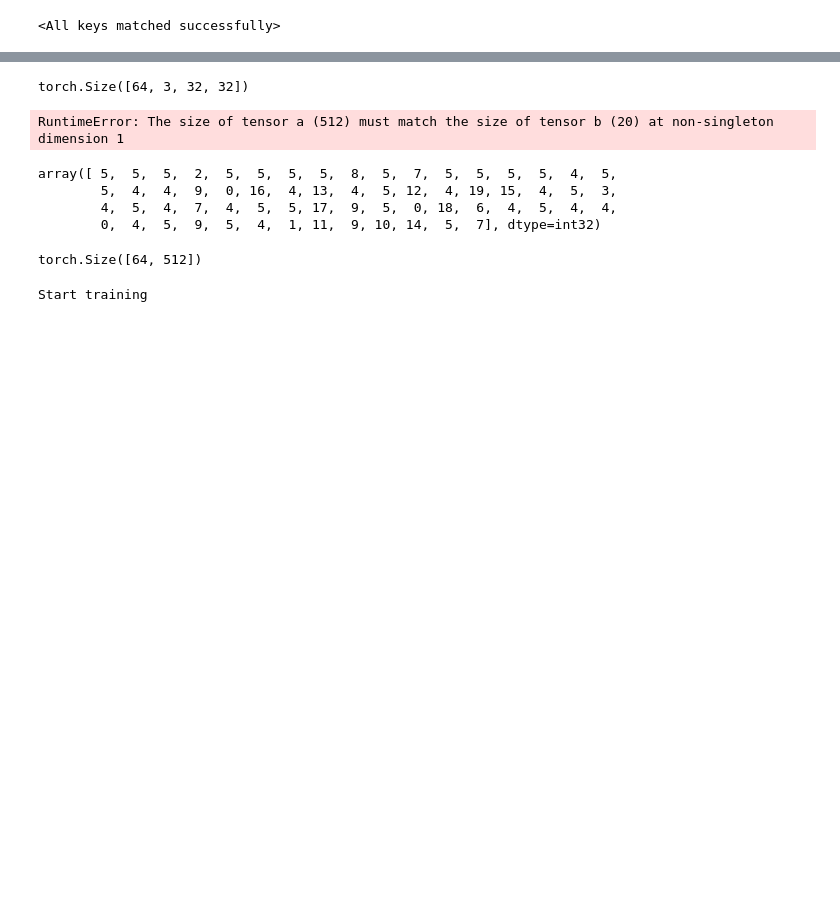
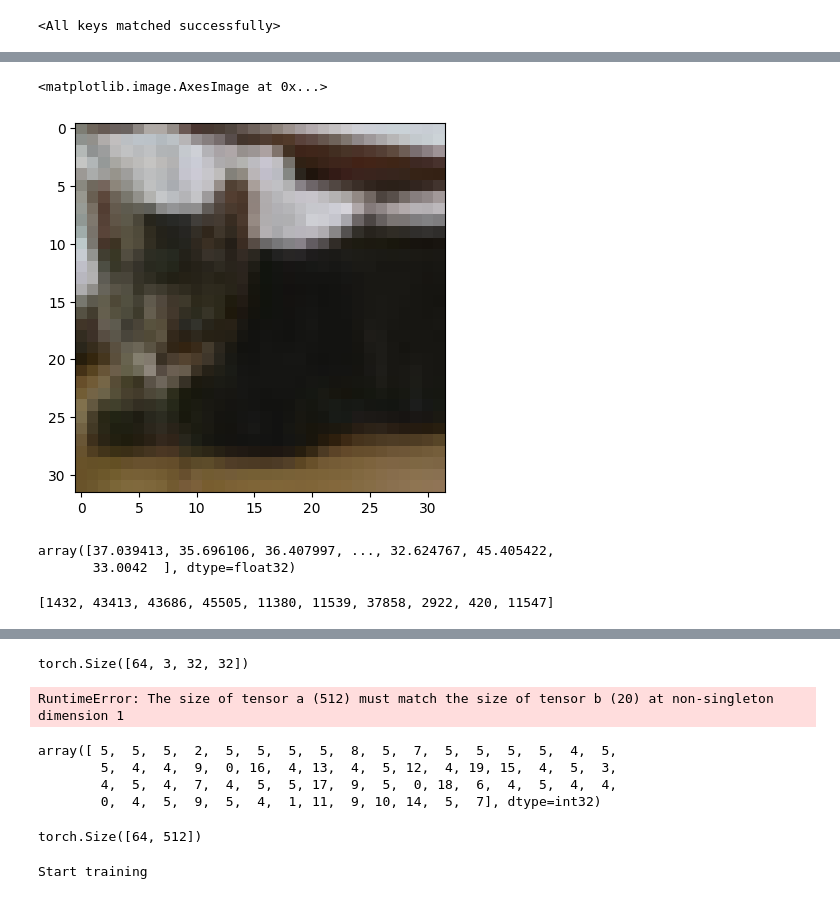
Before and after one commit to julien-blanchon/ProjetFixMatch, a Jupyter notebook: semi_sup_DC.ipynb, the cells around one changed output, grey strips where cells are left out. Saved outputs shown, nothing was run; the diff lists cells and outputs as text; code cells hidden in the pictures; blank space fills up the shorter version.

```diff
--- a/semi_sup_DC.ipynb
+++ b/semi_sup_DC.ipynb
@@ -384,0 +445,16 @@ model_DC.clustering_layer.weights = torch.nn.Parameter(torch.tensor(kmeans_clust
+# %%
+# plot image
+plt.imshow(
+    np.transpose(
+        trainset[9][0].numpy(),
+        (1, 2, 0)
+    )
+)
+# %% [output]
+<matplotlib.image.AxesImage at 0x...>
+[figure, added]
+# %%
+distances[:, 3]
+# %% [output]
+array([37.039413, 35.696106, 36.407997, ..., 32.624767, 45.405422,
+       33.0042  ], dtype=float32)
@@ -384,0 +466,4 @@ model_DC.clustering_layer.weights = torch.nn.Parameter(torch.tensor(kmeans_clust
+# %%
+distances_argmin
+# %% [output]
+[1432, 43413, 43686, 45505, 11380, 11539, 37858, 2922, 420, 11547]
```
Also changed, not shown: parts of 29 cells of this notebook, 3 other files.
